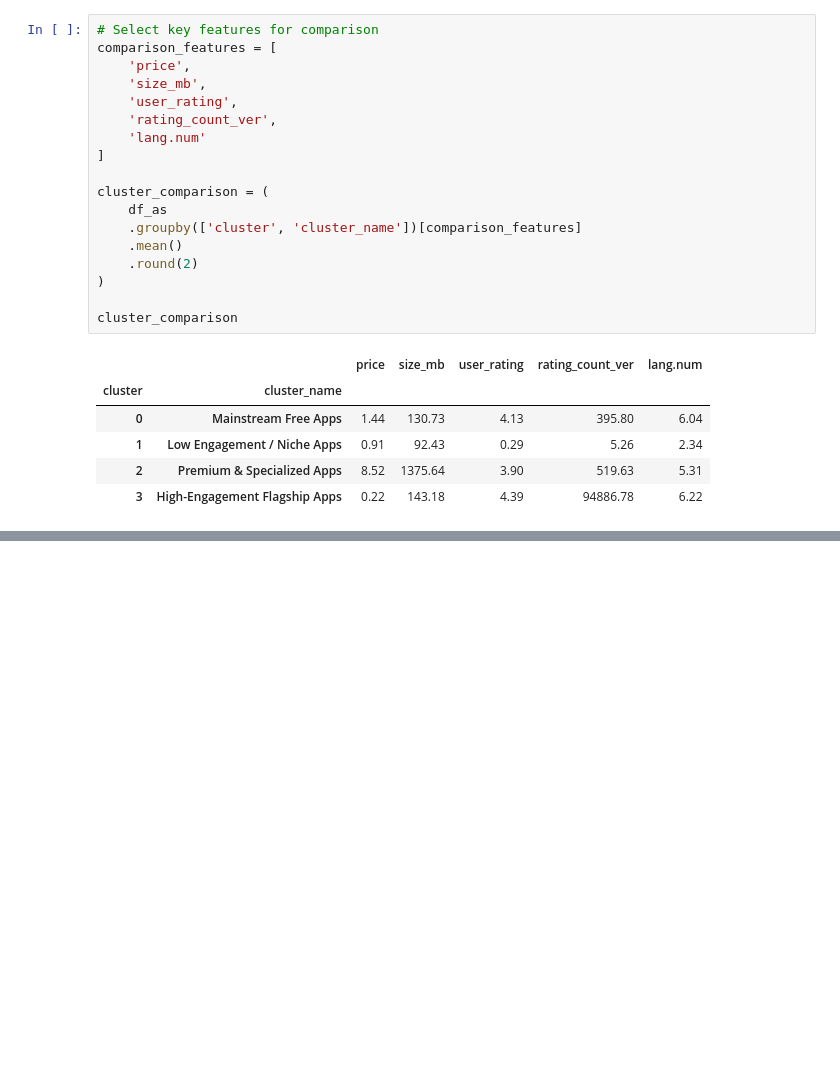
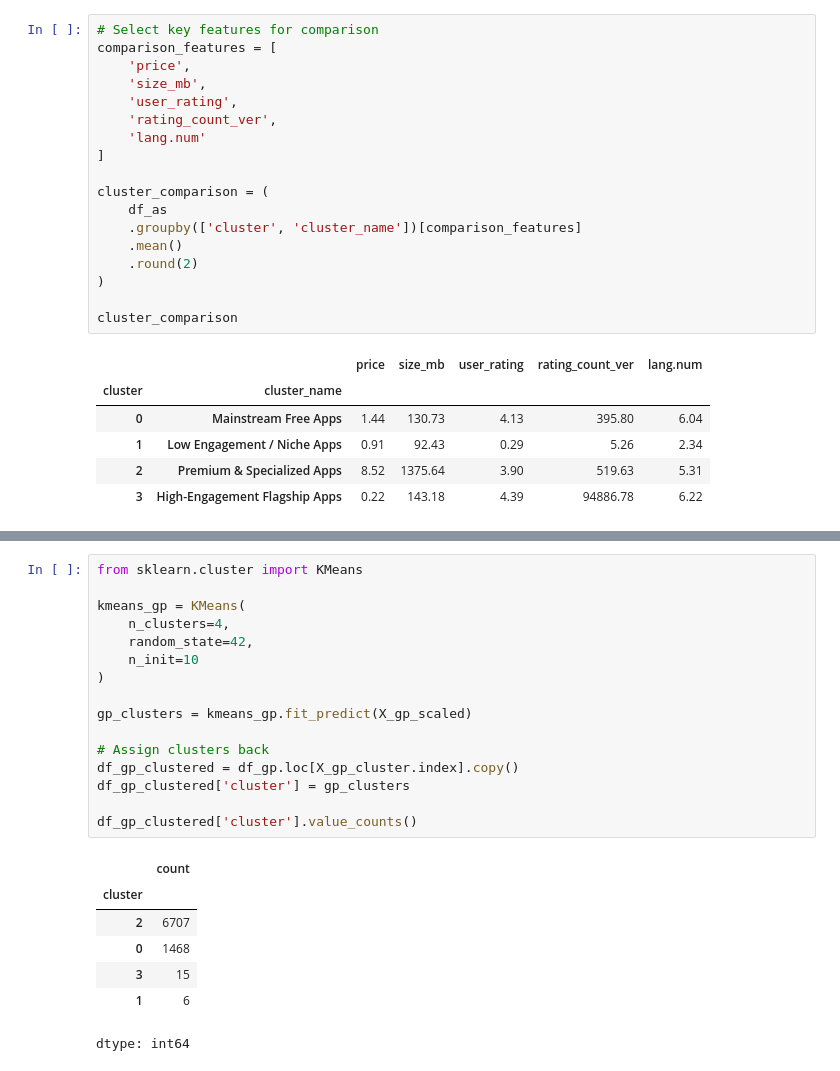
Before and after one commit to Dhairyaxshah/Appfluence, a Jupyter notebook: notebooks/04_unsupervised_ml.ipynb, the cells around one changed output, grey strips where cells are left out. Drawn from its saved outputs; the diff is of its cells as text; blank space fills up the shorter version.

```diff
--- a/notebooks/04_unsupervised_ml.ipynb
+++ b/notebooks/04_unsupervised_ml.ipynb
@@ -593,0 +655,24 @@ cluster_comparison
+# %%
+from sklearn.cluster import KMeans
+
+kmeans_gp = KMeans(
+    n_clusters=4,
+    random_state=42,
+    n_init=10
+)
+
+gp_clusters = kmeans_gp.fit_predict(X_gp_scaled)
+
+# Assign clusters back
+df_gp_clustered = df_gp.loc[X_gp_cluster.index].copy()
+df_gp_clustered['cluster'] = gp_clusters
+
+df_gp_clustered['cluster'].value_counts()
+# %% [output]
+|  | count |
+| cluster |  |
+| 2 | 6707 |
+| 0 | 1468 |
+| 3 | 15 |
+| 1 | 6 |
+dtype: int64
```
Also changed, not shown: parts of 13 cells of this notebook.
